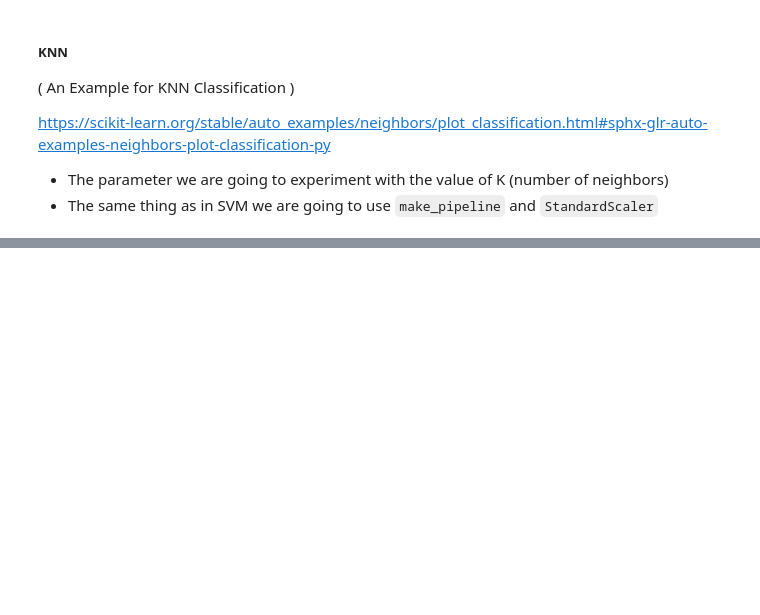
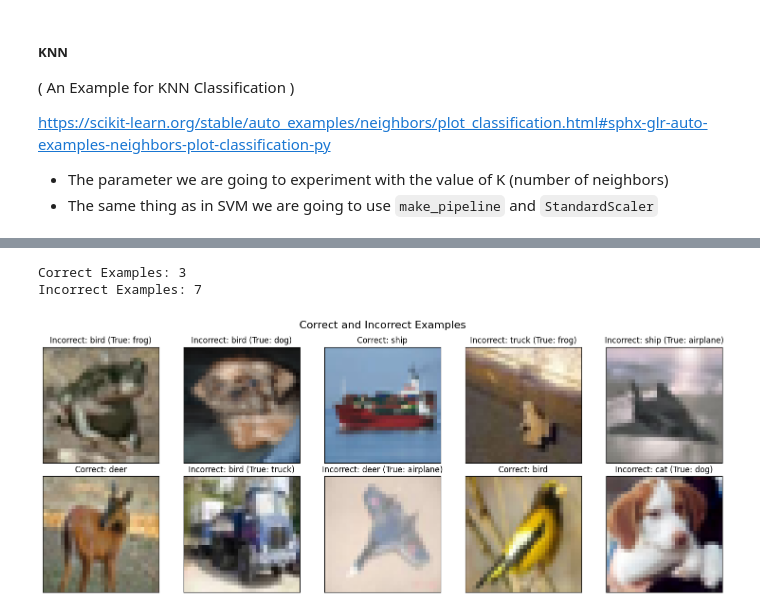
Before and after one commit to abdo-Mansour/CIFAR-10_Classifier, a Jupyter notebook: KNN.ipynb, the cells around one changed output, grey strips where cells are left out. Saved outputs shown, nothing was run; the diff lists cells and outputs as text; code cells hidden in the pictures; blank space fills up the shorter version.

Commit message:
added examples

```diff
--- a/KNN.ipynb
+++ b/KNN.ipynb
@@ -177,0 +176,41 @@ Test f1 score: 0.17343842466899817
+# %%
+# Create a figure with subplots
+fig, axes = plt.subplots(2, 5, figsize=(15, 6))
+fig.suptitle('Correct and Incorrect Examples', fontsize=16)
+
+# Initialize counters for correct and incorrect examples
+correct_count = 0
+incorrect_count = 0
+
+# Iterate over the predicted labels and compare with true labels
+for i, ax in enumerate(axes.flat):
+    # Get the predicted and true labels for the current example
+    predicted_label = y_pred[i]
+    true_label = y_test[i]
+
+    # Check if the prediction is correct
+    if predicted_label == true_label:
+        # Plot the correct example
+        ax.imshow(x_test[i])
+        ax.set_title(f'Correct: {labels[predicted_label]}')
+        correct_count += 1
+    else:
+        # Plot the incorrect example
+        ax.imshow(x_test[i])
+        ax.set_title(f'Incorrect: {labels[predicted_label]} (True: {labels[true_label]})')
+        incorrect_count += 1
+
+    # Remove axis ticks
+    ax.set_xticks([])
+    ax.set_yticks([])
+
+# Adjust spacing between subplots
+plt.tight_layout()
+
+# Print the count of correct and incorrect examples
+print(f'Correct Examples: {correct_count}')
+print(f'Incorrect Examples: {incorrect_count}')
+# %% [output]
+Correct Examples: 3
+Incorrect Examples: 7
+[figure, added]
```
Also changed, not shown: parts of 4 cells of this notebook, 2 other files.
